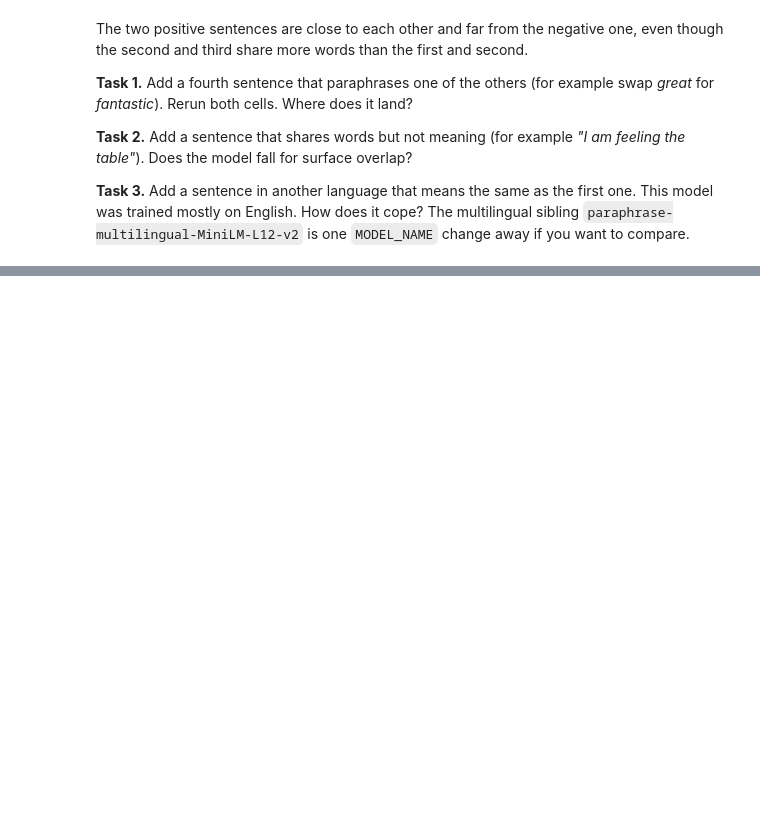
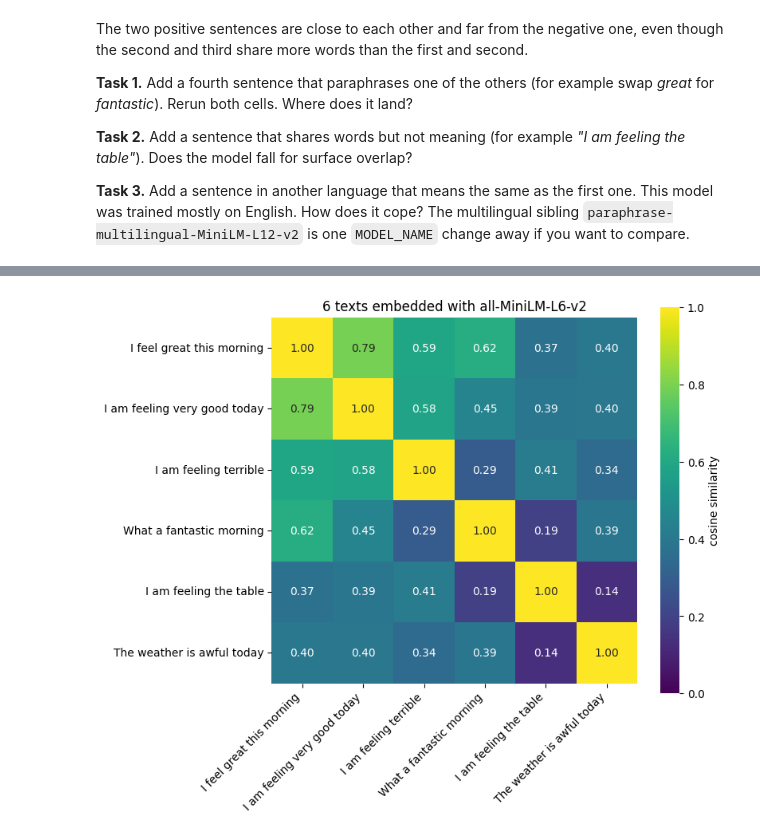
Before and after one commit to leonardozaggia/PONS_material, a Jupyter notebook: 01_vectors.ipynb, the cells around one changed output, grey strips where cells are left out. Saved outputs shown, nothing was run; the diff lists cells and outputs as text; code cells hidden in the pictures; blank space fills up the shorter version.

```diff
--- a/01_vectors.ipynb
+++ b/01_vectors.ipynb
@@ -136,0 +151,21 @@ The two positive sentences are close to each other and far from the negative one
+# %%
+def plot_similarity(texts, title=None):
+    """Embed a list of texts and draw their cosine-similarity matrix as a heatmap."""
+    sims = cosine_similarity(model.encode(texts))
+    labels = [t if len(t) <= 32 else t[:29] + "..." for t in texts]
+    size = 0.9 * len(texts) + 2
+    plt.figure(figsize=(size, size * 0.85))
+    sns.heatmap(sims, annot=True, fmt=".2f", vmin=0, vmax=1, cmap="viridis", square=True,
+                xticklabels=labels, yticklabels=labels, cbar_kws={"label": "cosine similarity"})
+    plt.xticks(rotation=45, ha="right")
+    plt.title(title or f"{len(texts)} texts embedded with {MODEL_NAME}")
+    return pd.DataFrame(sims, index=texts, columns=texts)
+
+more_sentences = sentences + [
+    "What a fantastic morning",
+    "I am feeling the table",
+    "The weather is awful today",
+]
+plot_similarity(more_sentences);
+# %% [output]
+[figure, added]
```
Also changed, not shown: parts of 10 cells of this notebook, 5 other files.
